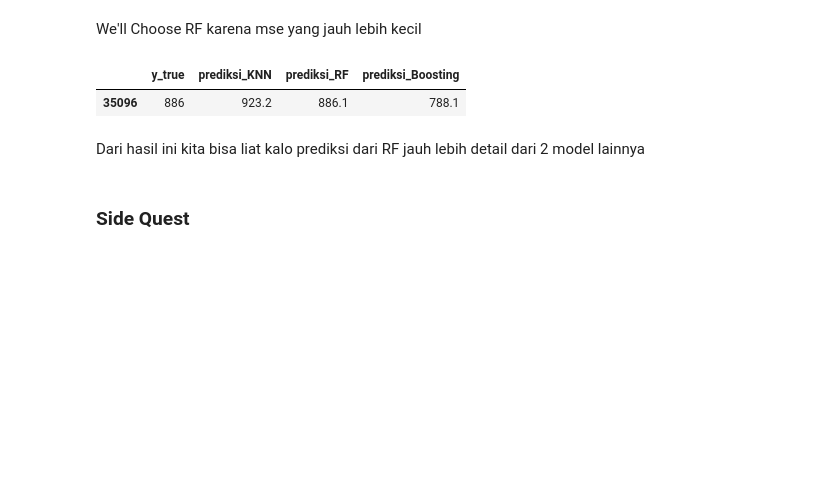
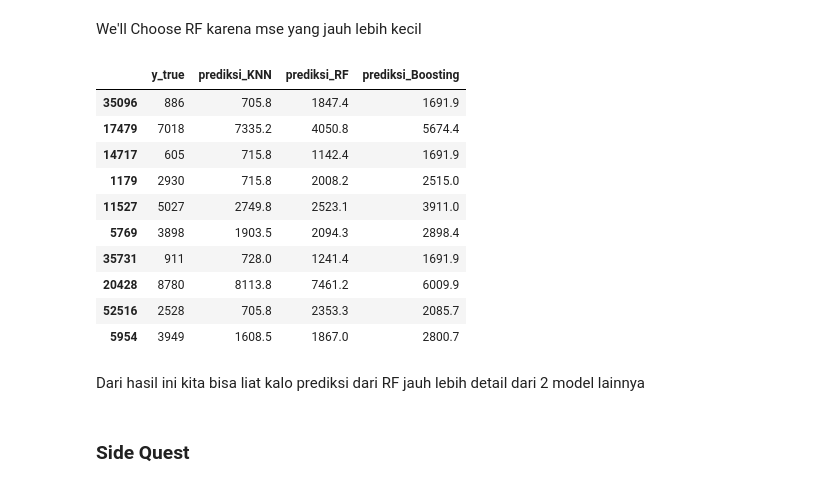
Before and after one commit to Bayhaqieee/Diamond_Price_Prediction, a Jupyter notebook: main.ipynb, the cells around one changed output. Drawn from its saved outputs; the diff is of its cells as text; code cells hidden in the pictures; blank space fills up the shorter version.

```diff
--- a/main.ipynb
+++ b/main.ipynb
@@ -497,7 +511,7 @@ models = pd.DataFrame(index=['train_mse', 'test_mse'],
 
 KNN bekerja dengan membandingkan jarak satu sampel ke sampel pelatihan lain dengan memilih sejumlah k tetangga terdekat (dengan k adalah sebuah angka positif). Nah, itulah mengapa algoritma ini dinamakan K-nearest neighbor (sejumlah k tetangga terdekat). KNN bisa digunakan untuk kasus klasifikasi dan regresi.
 # %%
-knn = KNeighborsRegressor(n_neighbors=10)
+knn = KNeighborsRegressor(n_neighbors=4)
 knn.fit(X_train, y_train)
 
 models.loc['train_mse','knn'] = mean_squared_error(y_pred = knn.predict(X_train), y_true=y_train)
@@ -507,7 +521,7 @@ models.loc['train_mse','knn'] = mean_squared_error(y_pred = knn.predict(X_train)
 Random forest merupakan salah satu model machine learning yang termasuk ke dalam kategori ensemble (group) learning. Apa itu model ensemble? Sederhananya, ia merupakan model prediksi yang terdiri dari beberapa model dan bekerja secara bersama-sama.
 # %%
 # buat model prediksi
-RF = RandomForestRegressor(n_estimators=100, max_depth=32, random_state=55, n_jobs=-1)
+RF = RandomForestRegressor(n_estimators= 474, max_depth= 20, random_state=55, n_jobs=-1)
 RF.fit(X_train, y_train)
 
 models.loc['train_mse','RandomForest'] = mean_squared_error(y_pred=RF.predict(X_train), y_true=y_train)
@@ -516,7 +530,7 @@ models.loc['train_mse','RandomForest'] = mean_squared_error(y_pred=RF.predict(X_
 
 algoritma ini bertujuan untuk meningkatkan performa atau akurasi prediksi. Caranya adalah dengan menggabungkan beberapa model sederhana dan dianggap lemah (weak learners) sehingga membentuk suatu model yang kuat (strong ensemble learner). Algoritma boosting muncul dari gagasan mengenai apakah algoritma yang sederhana seperti linear regression dan decision tree dapat dimodifikasi untuk dapat meningkatkan performa.
 # %%
-boosting = AdaBoostRegressor(learning_rate=0.05, random_state=55)
+boosting = AdaBoostRegressor(n_estimators= 57, learning_rate= 0.5541113912101697, random_state=55)
 boosting.fit(X_train, y_train)
 models.loc['train_mse','Boosting'] = mean_squared_error(y_pred=boosting.predict(X_train), y_true=y_train)
 # %% [markdown]
@@ -558,15 +572,24 @@ ax.grid(zorder=0)
 # %% [markdown]
 We'll Choose RF karena mse yang jauh lebih kecil
 # %%
-prediksi = X_test.iloc[:1].copy()
-pred_dict = {'y_true':y_test[:1]}
+prediksi = X_test.iloc[:10].copy()
+pred_dict = {'y_true':y_test[:10]}
 for name, model in model_dict.items():
     pred_dict['prediksi_'+name] = model.predict(prediksi).round(1)
 
 pd.DataFrame(pred_dict)
 # %% [output]
 |  | y_true | prediksi_KNN | prediksi_RF | prediksi_Boosting |
-| 35096 | 886 | 923.2 | 886.1 | 788.1 |
+| 35096 | 886 | 705.8 | 1847.4 | 1691.9 |
+| 17479 | 7018 | 7335.2 | 4050.8 | 5674.4 |
+| 14717 | 605 | 715.8 | 1142.4 | 1691.9 |
+| 1179 | 2930 | 715.8 | 2008.2 | 2515.0 |
+| 11527 | 5027 | 2749.8 | 2523.1 | 3911.0 |
+| 5769 | 3898 | 1903.5 | 2094.3 | 2898.4 |
+| 35731 | 911 | 728.0 | 1241.4 | 1691.9 |
+| 20428 | 8780 | 8113.8 | 7461.2 | 6009.9 |
+| 52516 | 2528 | 705.8 | 2353.3 | 2085.7 |
+| 5954 | 3949 | 1608.5 | 1867.0 | 2800.7 |
 # %% [markdown]
 Dari hasil ini kita bisa liat kalo prediksi dari RF jauh lebih detail dari 2 model lainnya
 # %% [markdown]
```
Also changed, not shown: parts of 9 cells of this notebook.
